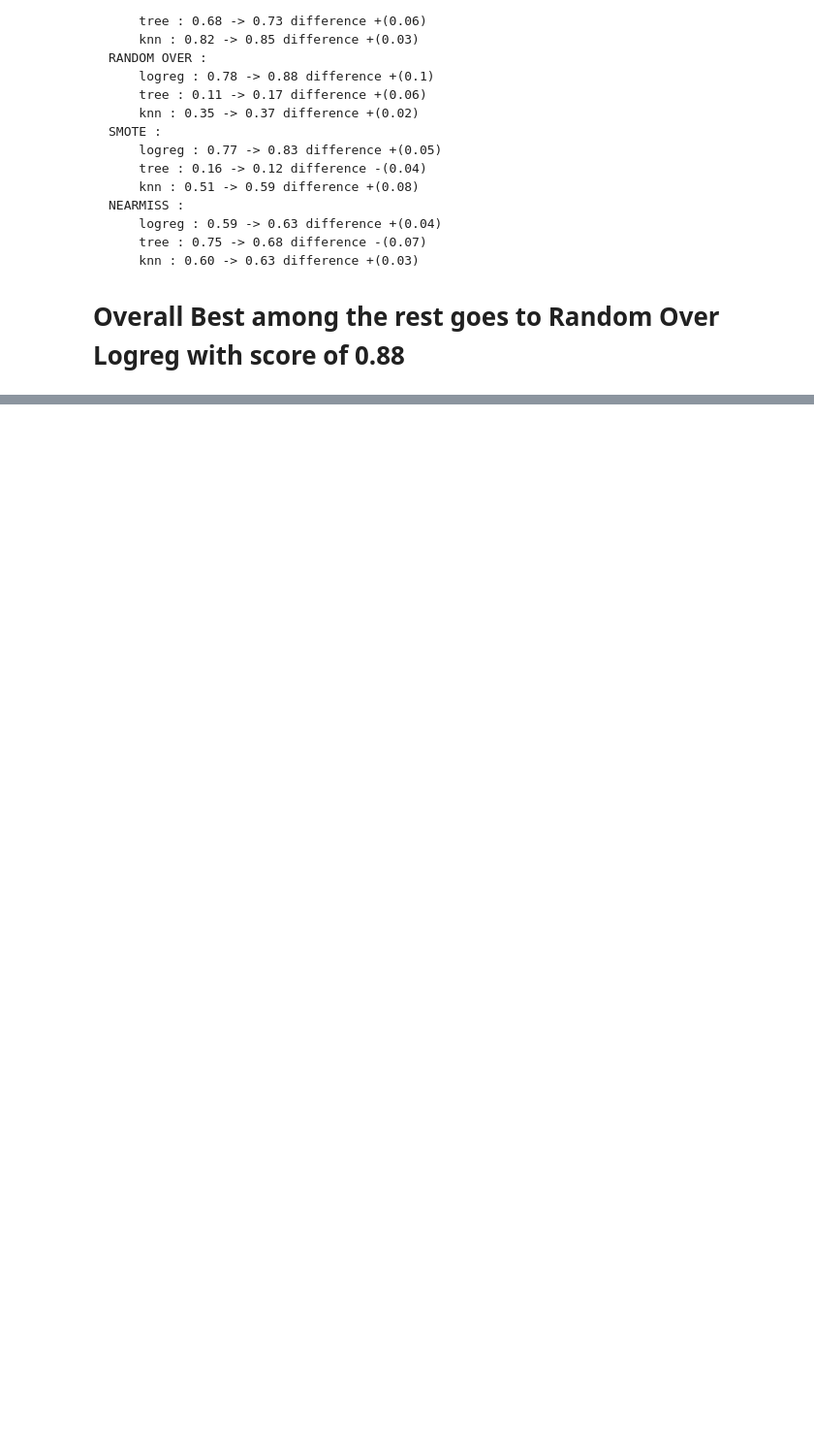
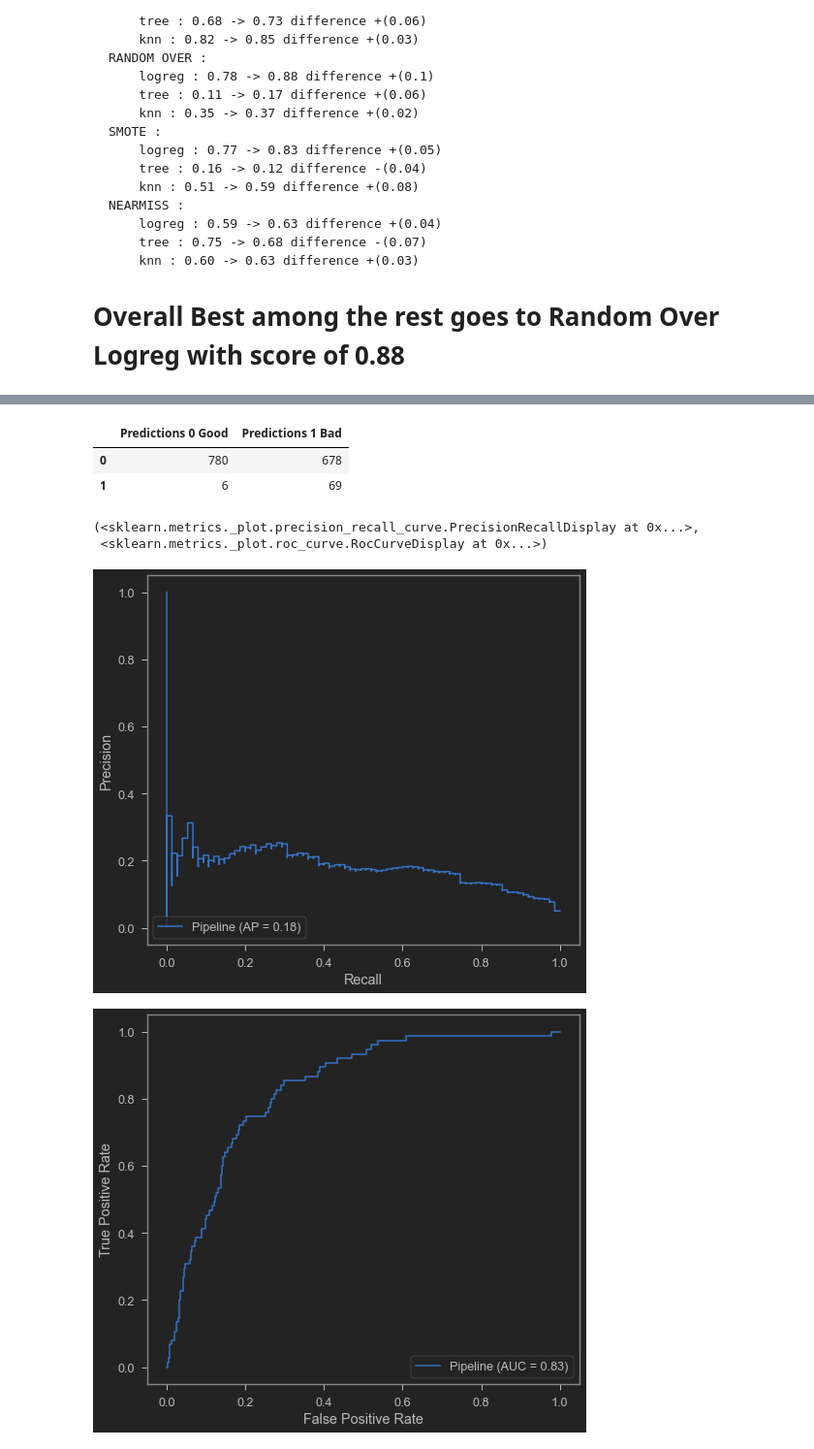
Before and after one commit to shinjiriki/Final-Project-Stroke, a Jupyter notebook: stroke_predict.ipynb, the cells around one changed output, grey strips where cells are left out. Shown at 97% size. Cells and saved outputs as stored; diff of their text form; code cells hidden in the pictures; blank space fills up the shorter version.

```diff
--- a/stroke_predict.ipynb
+++ b/stroke_predict.ipynb
@@ -1292,0 +1206,13 @@ weighted avg       0.94      0.67      0.76      1533
+# %%
+pd.DataFrame(confusion_matrix(y_test, y_pred), columns=['Predictions 0 Good', 'Predictions 1 Bad'])
+# %% [output]
+|  | Predictions 0 Good | Predictions 1 Bad |
+| 0 | 780 | 678 |
+| 1 | 6 | 69 |
+# %%
+plot_precision_recall_curve(grid_search.best_estimator_, x_test, y_test), plot_roc_curve(grid_search.best_estimator_, x_test, y_test)
+# %% [output]
+(<sklearn.metrics._plot.precision_recall_curve.PrecisionRecallDisplay at 0x...>,
+ <sklearn.metrics._plot.roc_curve.RocCurveDisplay at 0x...>)
+[figure, added]
+[figure, added]
```
Also changed, not shown: parts of 148 cells of this notebook.
